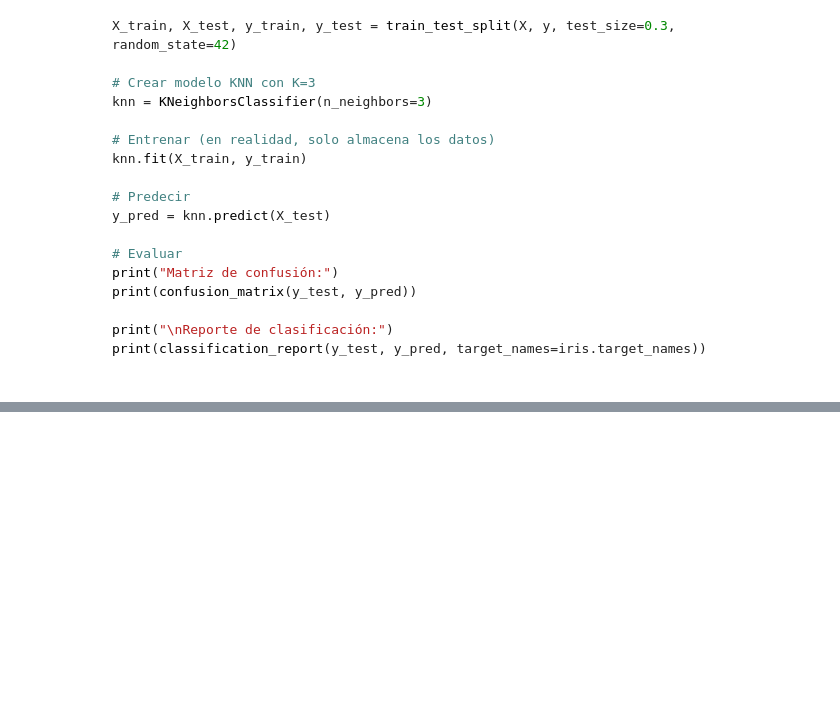
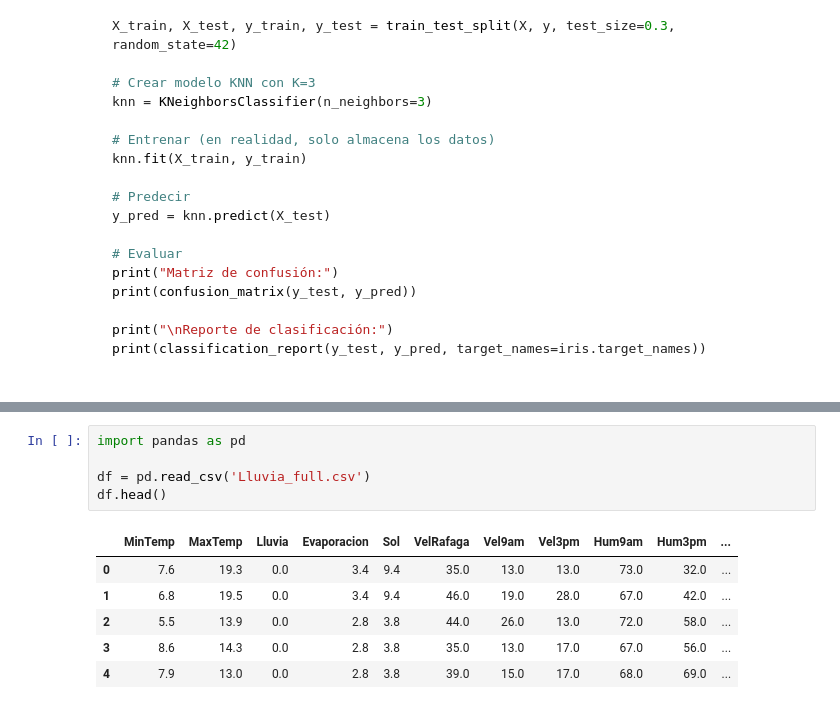
Before and after one commit to davidlealo/sic_ai_2025_jun, a Jupyter notebook: 03machinelearning/clase_11.ipynb, the cells around one changed output, grey strips where cells are left out. Drawn from its saved outputs; the diff is of its cells as text; blank space fills up the shorter version.

```diff
--- a/03machinelearning/clase_11.ipynb
+++ b/03machinelearning/clase_11.ipynb
@@ -528,0 +638,12 @@ print(classification_report(y_test, y_pred, target_names=iris.target_names))
+# %%
+import pandas as pd
+
+df = pd.read_csv('Lluvia_full.csv')
+df.head()
+# %% [output]
+|  | MinTemp | MaxTemp | Lluvia | Evaporacion | Sol | VelRafaga | Vel9am | Vel3pm | Hum9am | Hum3pm | ... |
+| 0 | 7.6 | 19.3 | 0.0 | 3.4 | 9.4 | 35.0 | 13.0 | 13.0 | 73.0 | 32.0 | ... |
+| 1 | 6.8 | 19.5 | 0.0 | 3.4 | 9.4 | 46.0 | 19.0 | 28.0 | 67.0 | 42.0 | ... |
+| 2 | 5.5 | 13.9 | 0.0 | 2.8 | 3.8 | 44.0 | 26.0 | 13.0 | 72.0 | 58.0 | ... |
+| 3 | 8.6 | 14.3 | 0.0 | 2.8 | 3.8 | 35.0 | 13.0 | 17.0 | 67.0 | 56.0 | ... |
+| 4 | 7.9 | 13.0 | 0.0 | 2.8 | 3.8 | 39.0 | 15.0 | 17.0 | 68.0 | 69.0 | ... |
```
Also changed, not shown: parts of 3 cells of this notebook.
